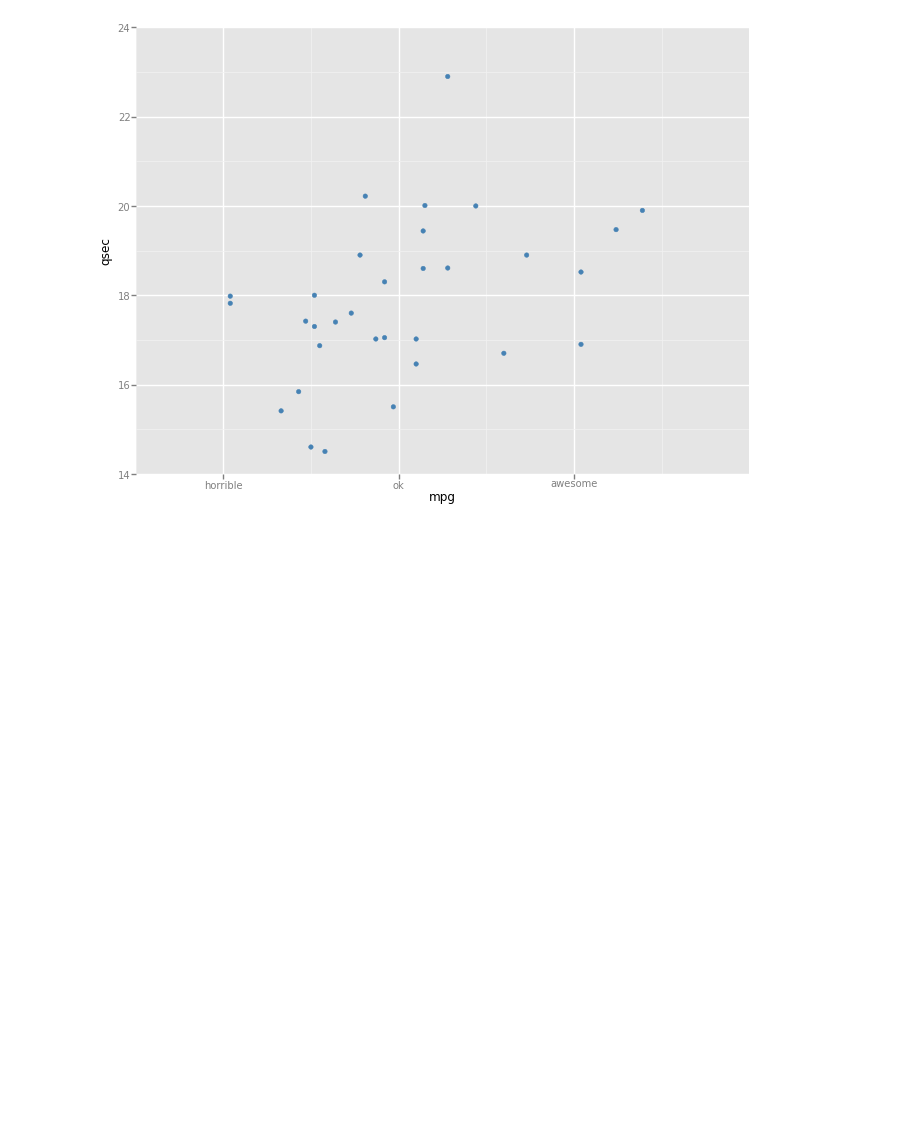
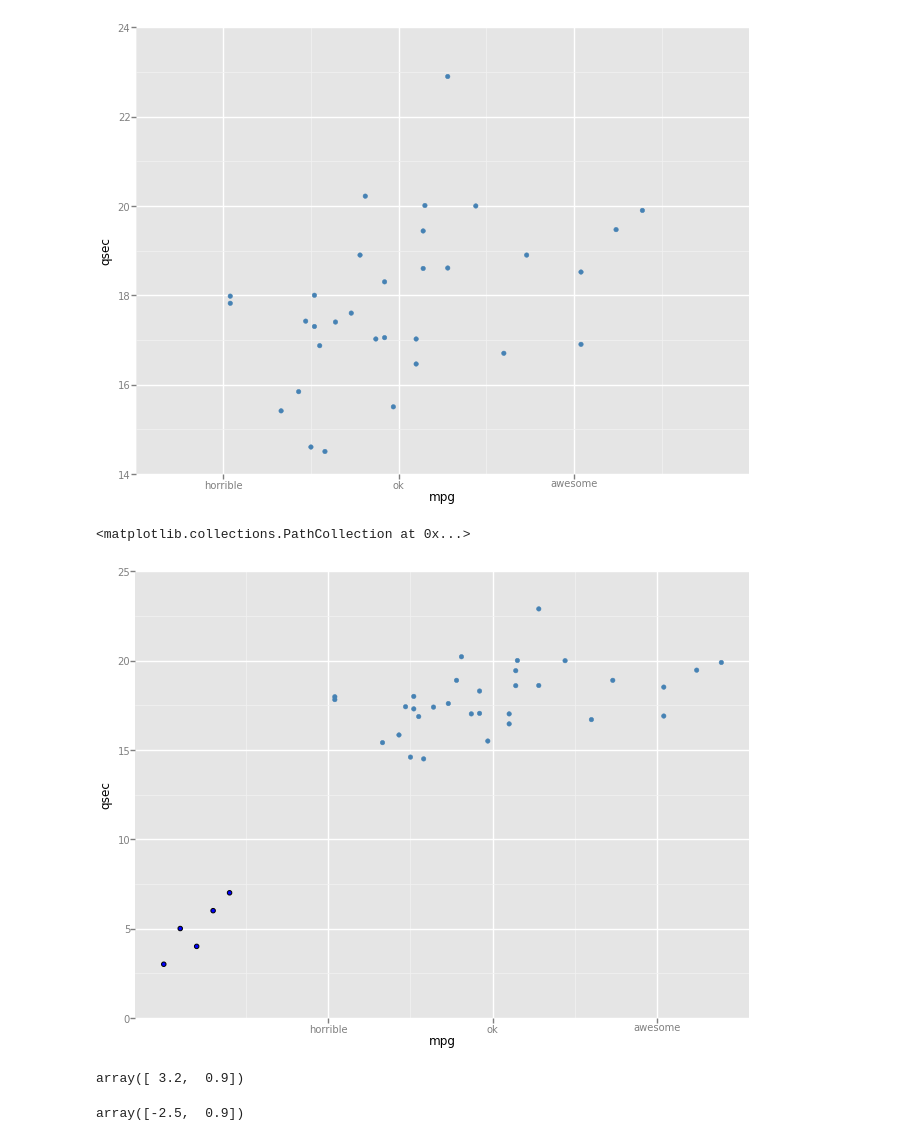
Before and after one commit to WealthCreating/ipython-notebooks-1, a Jupyter notebook: ggplot.ipynb, the cells around one changed output. Saved outputs shown, nothing was run; the diff lists cells and outputs as text; code cells hidden in the pictures; blank space fills up the shorter version.

```diff
--- a/ggplot.ipynb
+++ b/ggplot.ipynb
@@ -26,0 +29,18 @@ g.draw()
+# %%
+import numpy as np
+import matplotlib.pyplot as plt
+X = np.array([0,1,2,3,4])
+Y = np.array([3,5,4,6,7])
+plt.scatter(X, Y)
+# %% [output]
+<matplotlib.collections.PathCollection at 0x...>
+[figure, added]
+# %%
+%Rpush X Y
+%R lm(Y~X)$coef
+# %% [output]
+array([ 3.2,  0.9])
+# %%
+%R resid(lm(Y~X)); coef(lm(X~Y))
+# %% [output]
+array([-2.5,  0.9])
```
Also changed, not shown: parts of 5 cells of this notebook.
